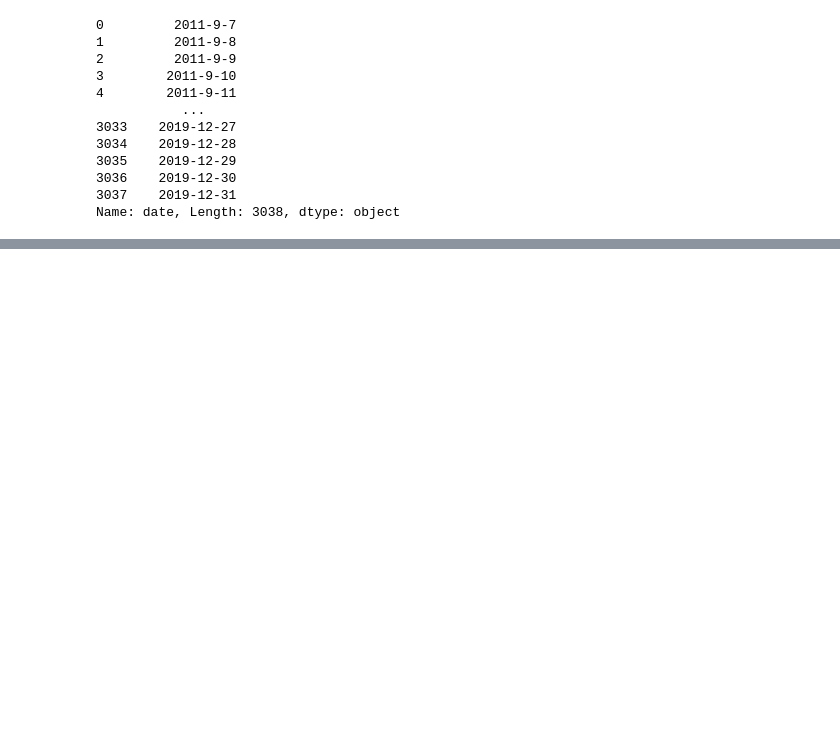
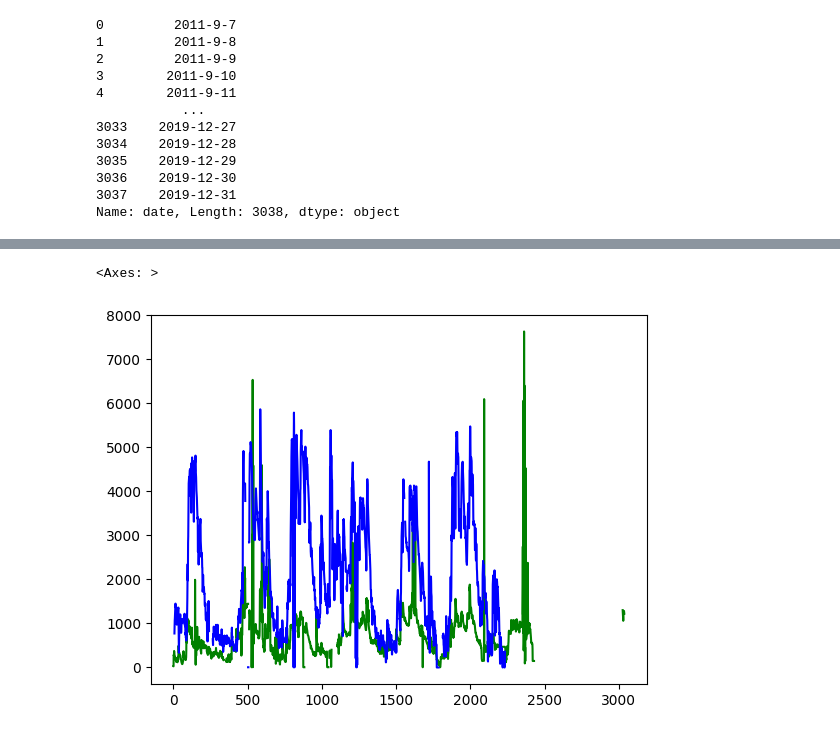
Before and after one commit to Larissa0403/ENS410064, a Jupyter notebook: nitrato código certo.ipynb, the cells around one changed output, grey strips where cells are left out. Cells and saved outputs as stored; diff of their text form; code cells hidden in the pictures; blank space fills up the shorter version.

```diff
--- a/nitrato código certo.ipynb
+++ b/nitrato código certo.ipynb
@@ -99,0 +100,6 @@ df['NO3-N_ugL_YHZ'].plot()
+# %%
+df['NO3-N_ugL_YRZ'].plot(color='green')
+df['NO3-N_ugL_YHZ'].plot(color='blue')
+# %% [output]
+<Axes: >
+[figure, added]
```
Also changed, not shown: parts of 2 cells of this notebook.
